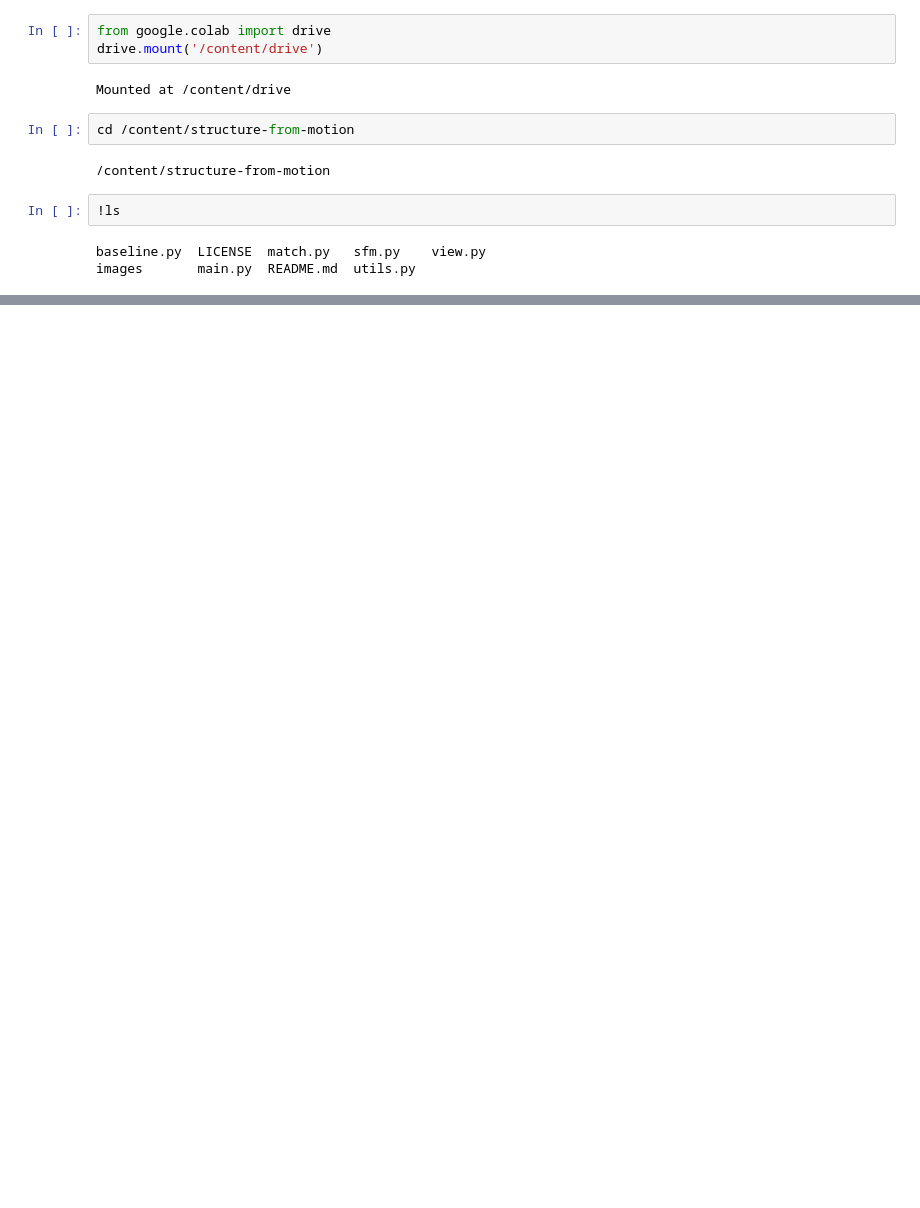
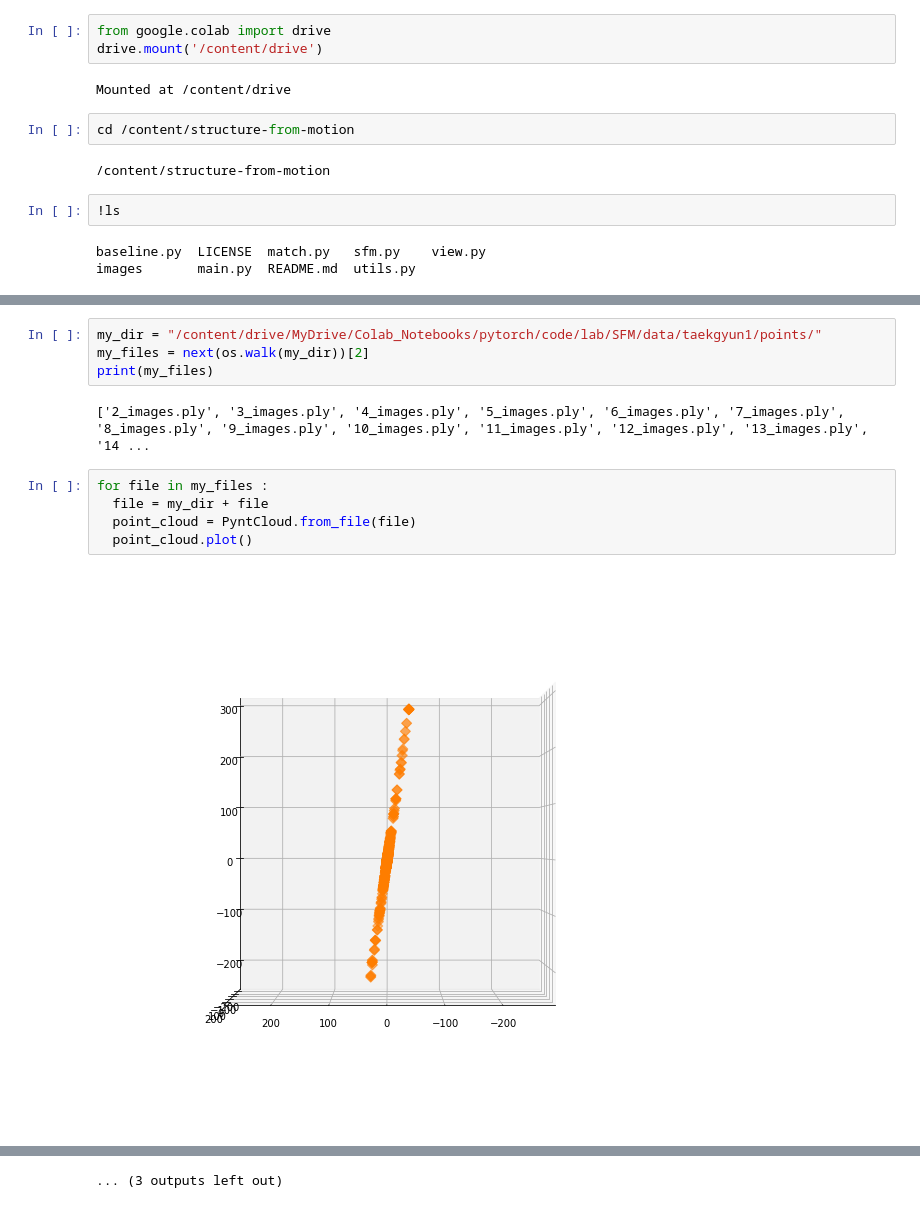
Before and after one commit to hekoh99/pytorch_exercise, a Jupyter notebook: lab/SFM/SFM_with_python.ipynb, the cells around one changed output, grey strips where cells are left out. Saved outputs shown, nothing was run; the diff lists cells and outputs as text; blank space fills up the shorter version.

Commit message:
sfm own data

```diff
--- a/lab/SFM/SFM_with_python.ipynb
+++ b/lab/SFM/SFM_with_python.ipynb
@@ -116,0 +152,13 @@ human_face.plot()
+# %%
+my_dir = "/content/drive/MyDrive/Colab_Notebooks/pytorch/code/lab/SFM/data/taekgyun1/points/"
+my_files = next(os.walk(my_dir))[2]
+print(my_files)
+# %% [output]
+['2_images.ply', '3_images.ply', '4_images.ply', '5_images.ply', '6_images.ply', '7_images.ply', '8_images.ply', '9_images.ply', '10_images.ply', '11_images.ply', '12_images.ply', '13_images.ply', '14 ...
+# %%
+for file in my_files :
+  file = my_dir + file
+  point_cloud = PyntCloud.from_file(file)
+  point_cloud.plot()
+# %% [output]
+[figure, added]
@@ -116,0 +176 @@ human_face.plot()
+... (3 outputs left out)
```
Also changed, not shown: parts of 13 cells of this notebook.
